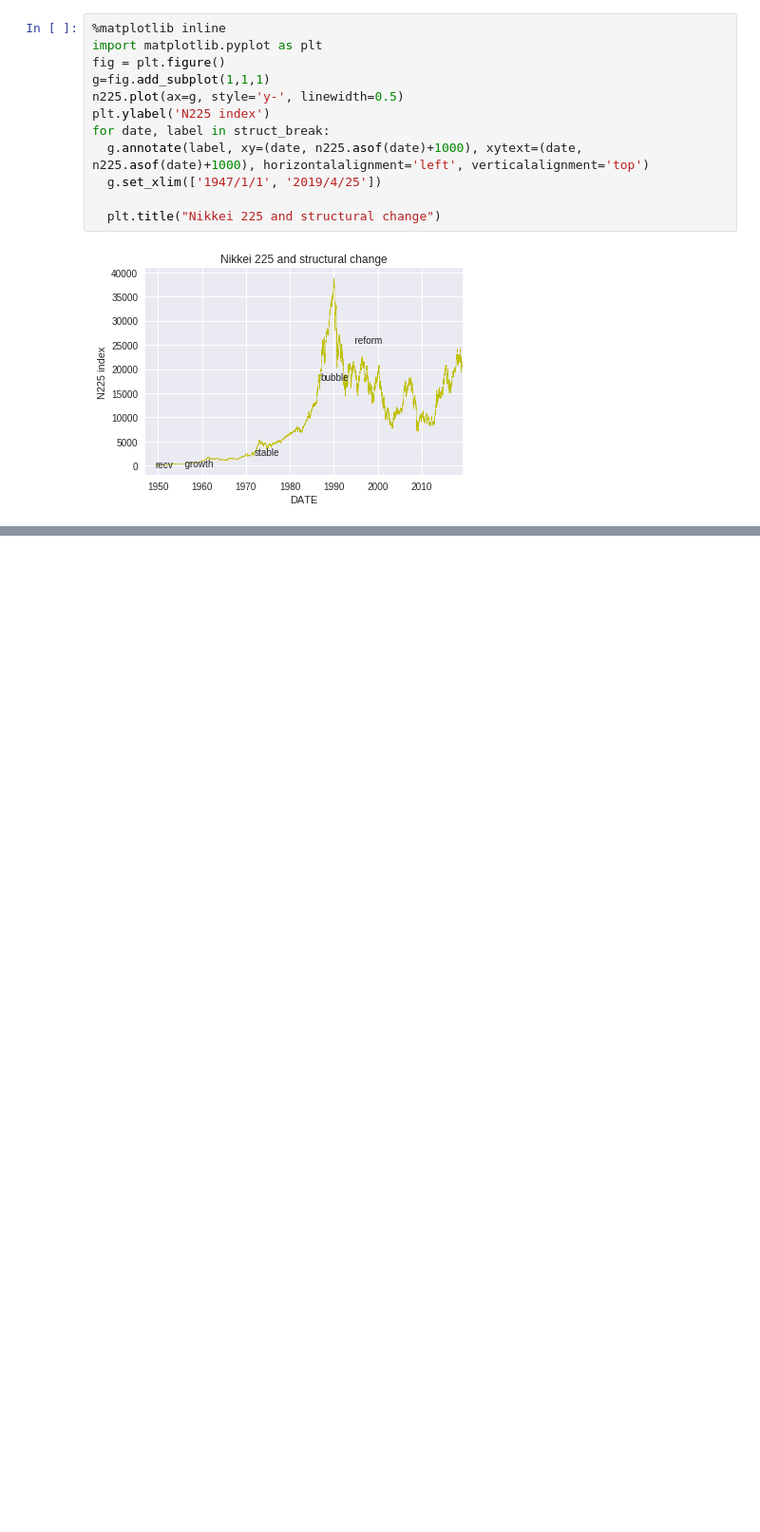
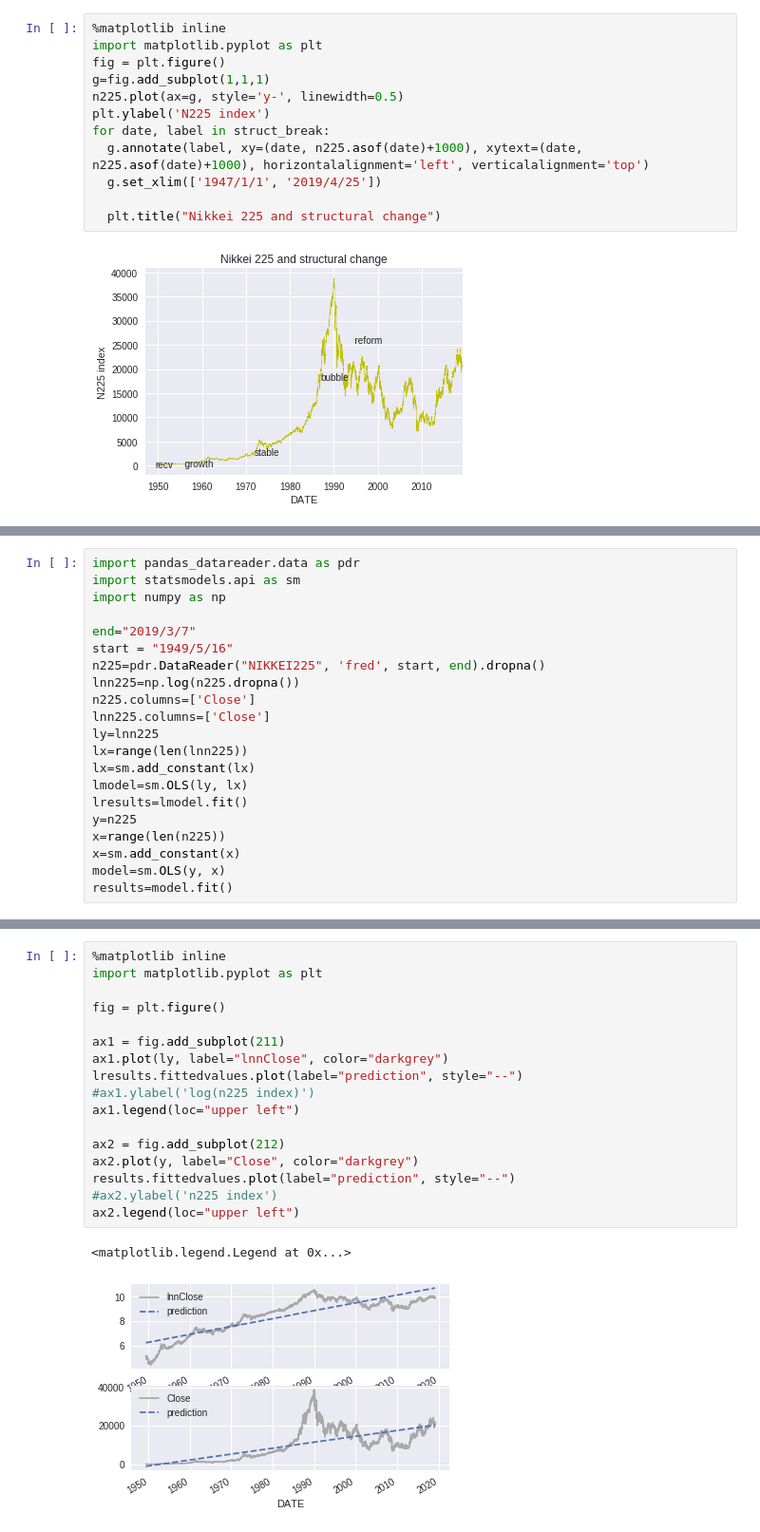
Before and after one commit to kzysmrt/finance, a Jupyter notebook: Untitled1.ipynb, the cells around one changed output, grey strips where cells are left out. Shown at 95% size. Drawn from its saved outputs; the diff is of its cells as text; blank space fills up the shorter version.

```diff
--- a/Untitled1.ipynb
+++ b/Untitled1.ipynb
@@ -58,0 +61,21 @@ for date, label in struct_break:
+# %%
+import pandas_datareader.data as pdr
+import statsmodels.api as sm
+import numpy as np
+
+end="2019/3/7"
+start = "1949/5/16"
+n225=pdr.DataReader("NIKKEI225", 'fred', start, end).dropna()
+lnn225=np.log(n225.dropna())
+n225.columns=['Close']
+lnn225.columns=['Close']
+ly=lnn225
+lx=range(len(lnn225))
+lx=sm.add_constant(lx)
+lmodel=sm.OLS(ly, lx)
+lresults=lmodel.fit()
+y=n225
+x=range(len(n225))
+x=sm.add_constant(x)
+model=sm.OLS(y, x)
+results=model.fit()
@@ -58,0 +103,20 @@ for date, label in struct_break:
+# %%
+%matplotlib inline
+import matplotlib.pyplot as plt
+
+fig = plt.figure()
+
+ax1 = fig.add_subplot(211)
+ax1.plot(ly, label="lnnClose", color="darkgrey")
+lresults.fittedvalues.plot(label="prediction", style="--")
+#ax1.ylabel('log(n225 index)')
+ax1.legend(loc="upper left")
+
+ax2 = fig.add_subplot(212)
+ax2.plot(y, label="Close", color="darkgrey")
+results.fittedvalues.plot(label="prediction", style="--")
+#ax2.ylabel('n225 index')
+ax2.legend(loc="upper left")
+# %% [output]
+<matplotlib.legend.Legend at 0x...>
+[figure, added]
```
Also changed, not shown: parts of 3 cells of this notebook.
